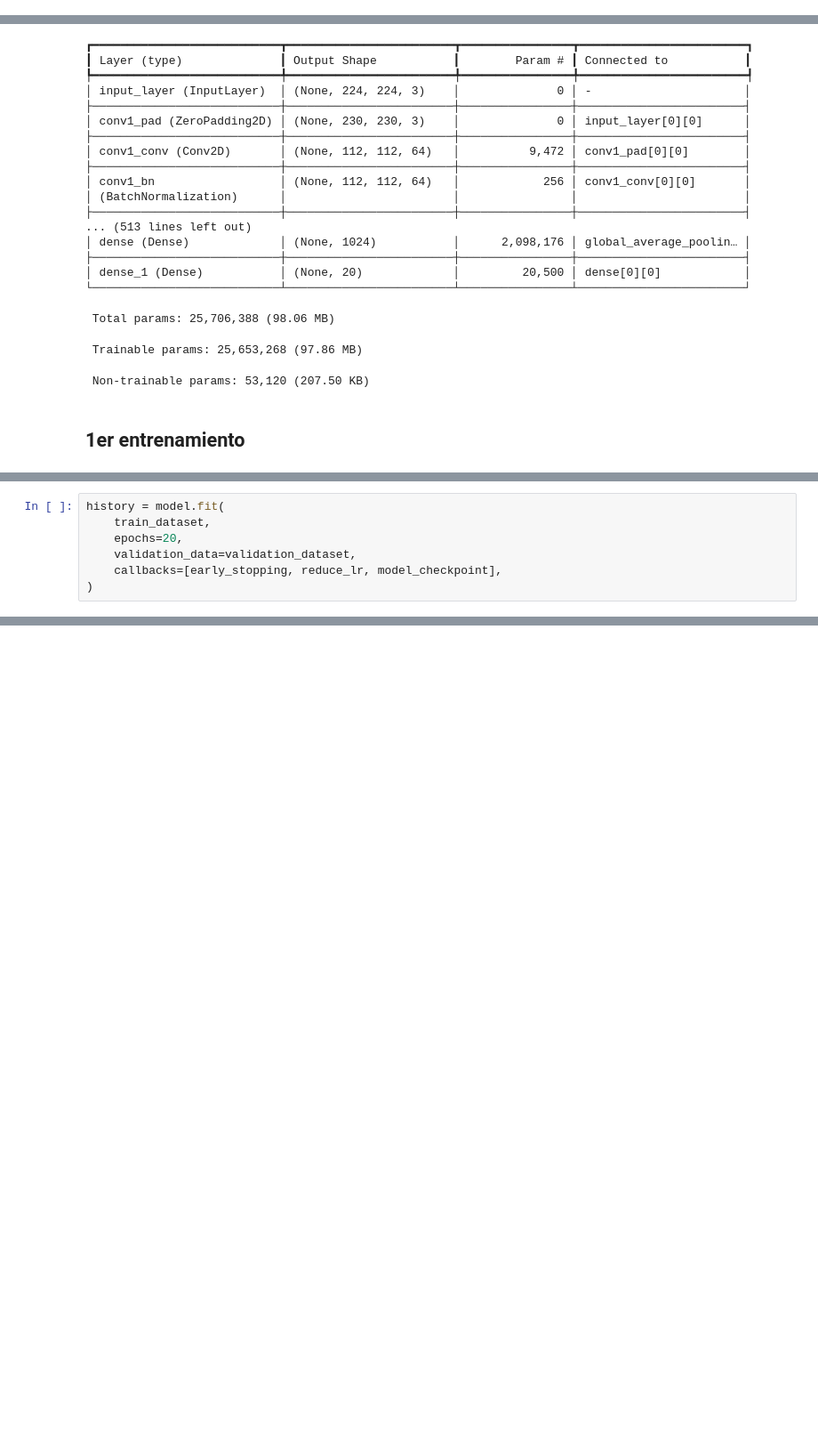
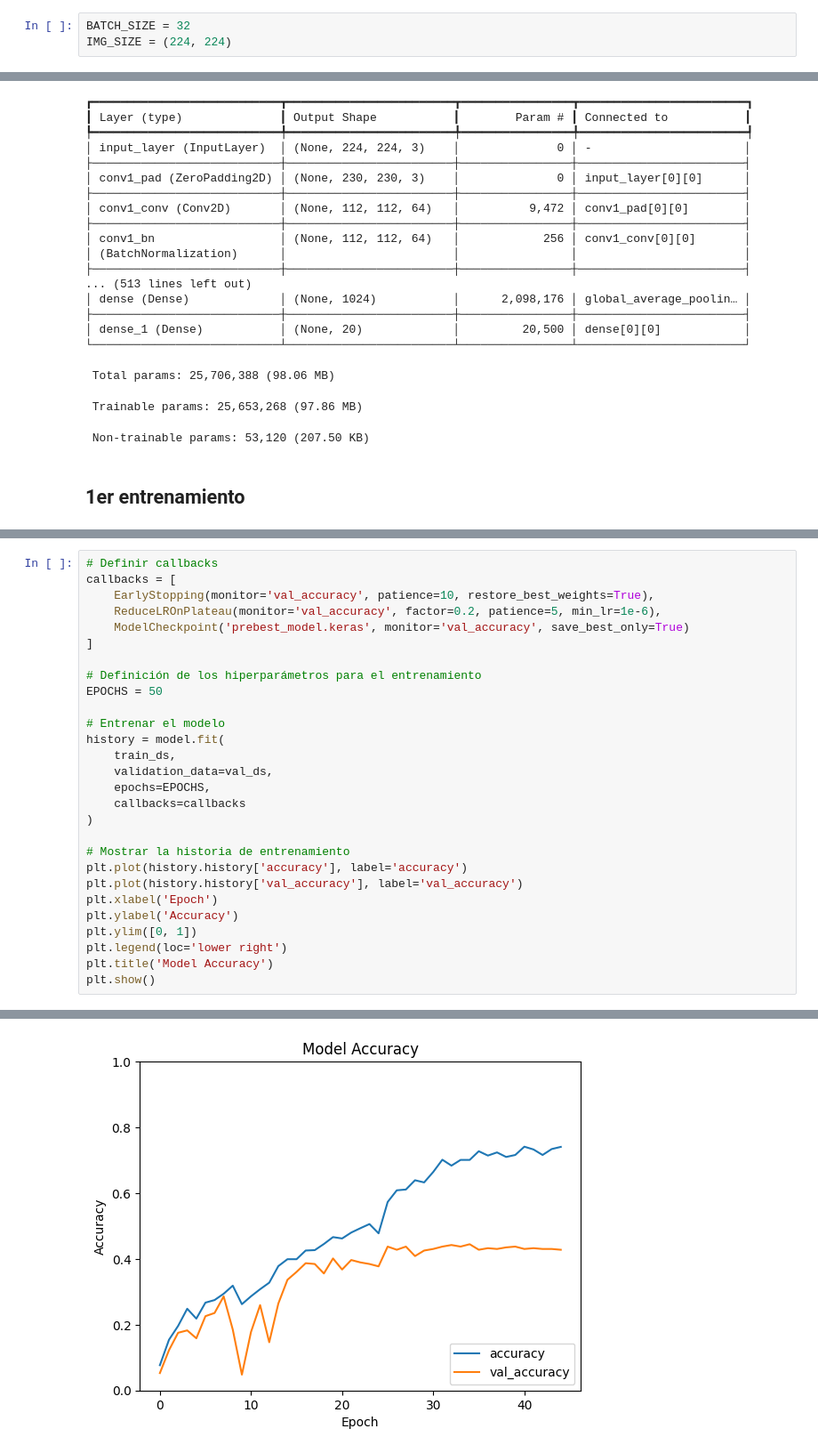
Before and after one commit to alheir/nnii-cv, a Jupyter notebook: tp02_datacentric_cv.ipynb, the cells around one changed output, grey strips where cells are left out. Shown at 89% size. Cells and saved outputs as stored; diff of their text form; blank space fills up the shorter version.

Commit message:
feat: mejora de armado de dataset, 1er entreno de resnet, iteraciones con pipeline de albumentations

```diff
--- a/tp02_datacentric_cv.ipynb
+++ b/tp02_datacentric_cv.ipynb
@@ -151,0 +117,3 @@ display_random_images(dataset)
+# %%
+BATCH_SIZE = 32
+IMG_SIZE = (224, 224)
@@ -286,7 +205,0 @@ New behaviour: columns=['a'],labels=['labels'] -> ({'a': tf.Tensor}, {'labels':
-# %%
-history = model.fit(
-    train_dataset,
-    epochs=20,
-    validation_data=validation_dataset,
-    callbacks=[early_stopping, reduce_lr, model_checkpoint],
-)
@@ -298,0 +206,29 @@ KeyboardInterrupt:
+# %%
+# Definir callbacks
+callbacks = [
+    EarlyStopping(monitor='val_accuracy', patience=10, restore_best_weights=True),
+    ReduceLROnPlateau(monitor='val_accuracy', factor=0.2, patience=5, min_lr=1e-6),
+    ModelCheckpoint('prebest_model.keras', monitor='val_accuracy', save_best_only=True)
+]
+
+# Definición de los hiperparámetros para el entrenamiento
+EPOCHS = 50
+
+# Entrenar el modelo
+history = model.fit(
+    train_ds,
+    validation_data=val_ds,
+    epochs=EPOCHS,
+    callbacks=callbacks
+)
+
+# Mostrar la historia de entrenamiento
+plt.plot(history.history['accuracy'], label='accuracy')
+plt.plot(history.history['val_accuracy'], label='val_accuracy')
+plt.xlabel('Epoch')
+plt.ylabel('Accuracy')
+plt.ylim([0, 1])
+plt.legend(loc='lower right')
+plt.title('Model Accuracy')
+plt.show()
+# %% [output]
@@ -298,0 +252 @@ KeyboardInterrupt:
+[figure, added]
```
Also changed, not shown: parts of 29 cells of this notebook.
